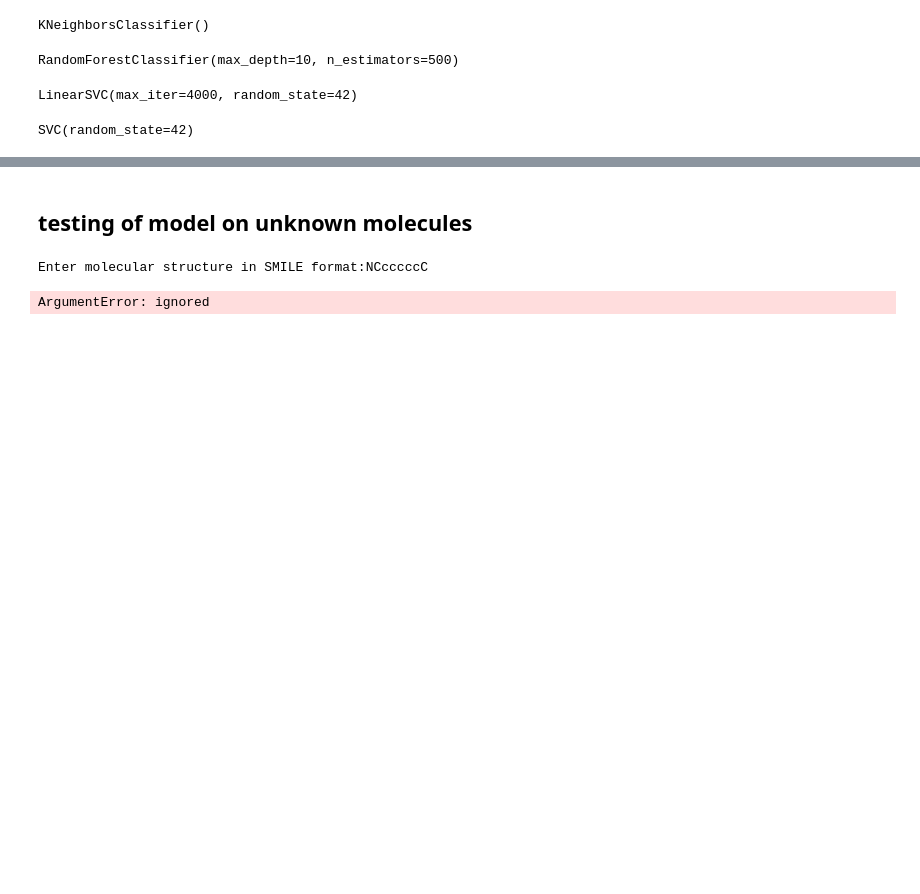
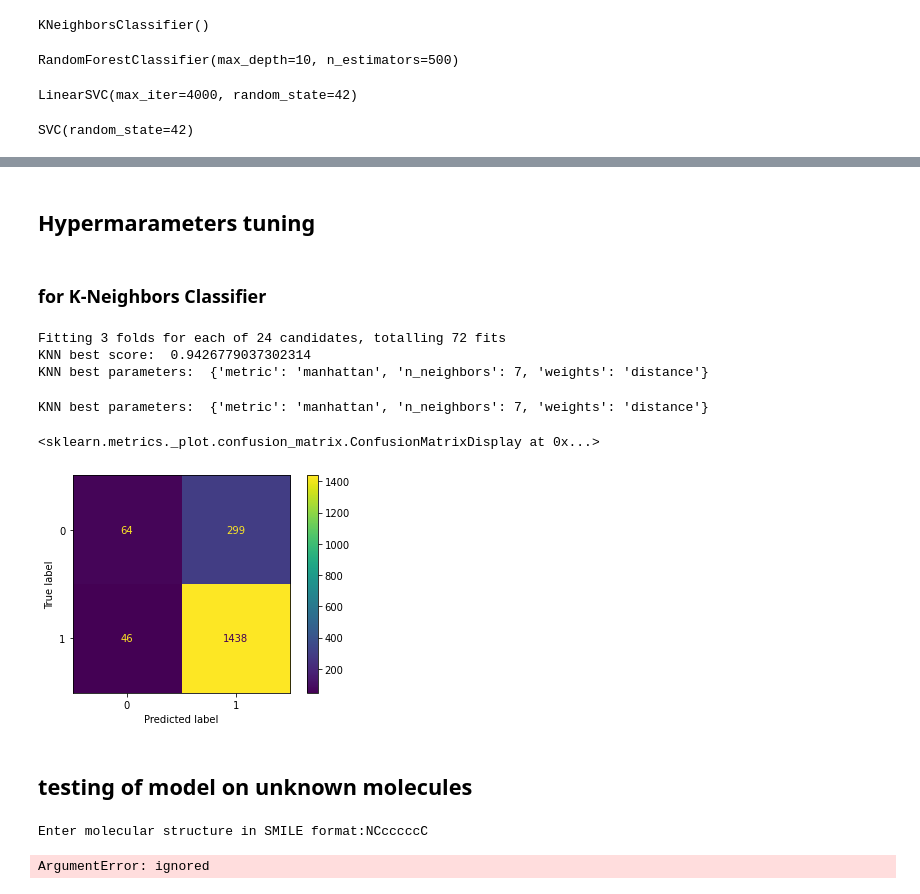
Before and after one commit to kuteykin/HTR2a-bioactivity-prediction, a Jupyter notebook: 5_ht2a_receptor_bioactivity_predictor.ipynb, the cells around one changed output, grey strips where cells are left out. Cells and saved outputs as stored; diff of their text form; code cells hidden in the pictures; blank space fills up the shorter version.

```diff
--- a/5_ht2a_receptor_bioactivity_predictor.ipynb
+++ b/5_ht2a_receptor_bioactivity_predictor.ipynb
@@ -551,3 +575,28 @@ SVC: train score=79.93%; test score=46.29%
+# %% [markdown]
+## Hypermarameters tuning
+# %% [markdown]
+### for K-Neighbors Classifier
+# %%
+knn_params = { 'n_neighbors' : [3,7,11,15],
+               'weights' : ['uniform','distance'],
+               'metric' : ['minkowski','euclidean','manhattan']}
+# %%
+knn_grid = GridSearchCV(KNeighborsClassifier(), knn_params, verbose = 1, cv=3, n_jobs = -1)
+knn_grid.fit(X_train, y_train)
+print('KNN best score: ', knn_grid.best_score_)
+# %% [output]
+Fitting 3 folds for each of 24 candidates, totalling 72 fits
+KNN best score:  0.9426779037302314
+KNN best parameters:  {'metric': 'manhattan', 'n_neighbors': 7, 'weights': 'distance'}
+# %%
+print('KNN best parameters: ', knn_grid.best_params_)
+# %% [output]
+KNN best parameters:  {'metric': 'manhattan', 'n_neighbors': 7, 'weights': 'distance'}
+# %%
+metrics.ConfusionMatrixDisplay.from_estimator(knn_grid, X_test, y_test, display_labels=knn_grid.classes_)
+# %% [output]
+<sklearn.metrics._plot.confusion_matrix.ConfusionMatrixDisplay at 0x...>
+[figure, added]
 # %% [markdown]
 ## testing of model on unknown molecules
 # %%
```
Also changed, not shown: parts of 32 cells of this notebook.
